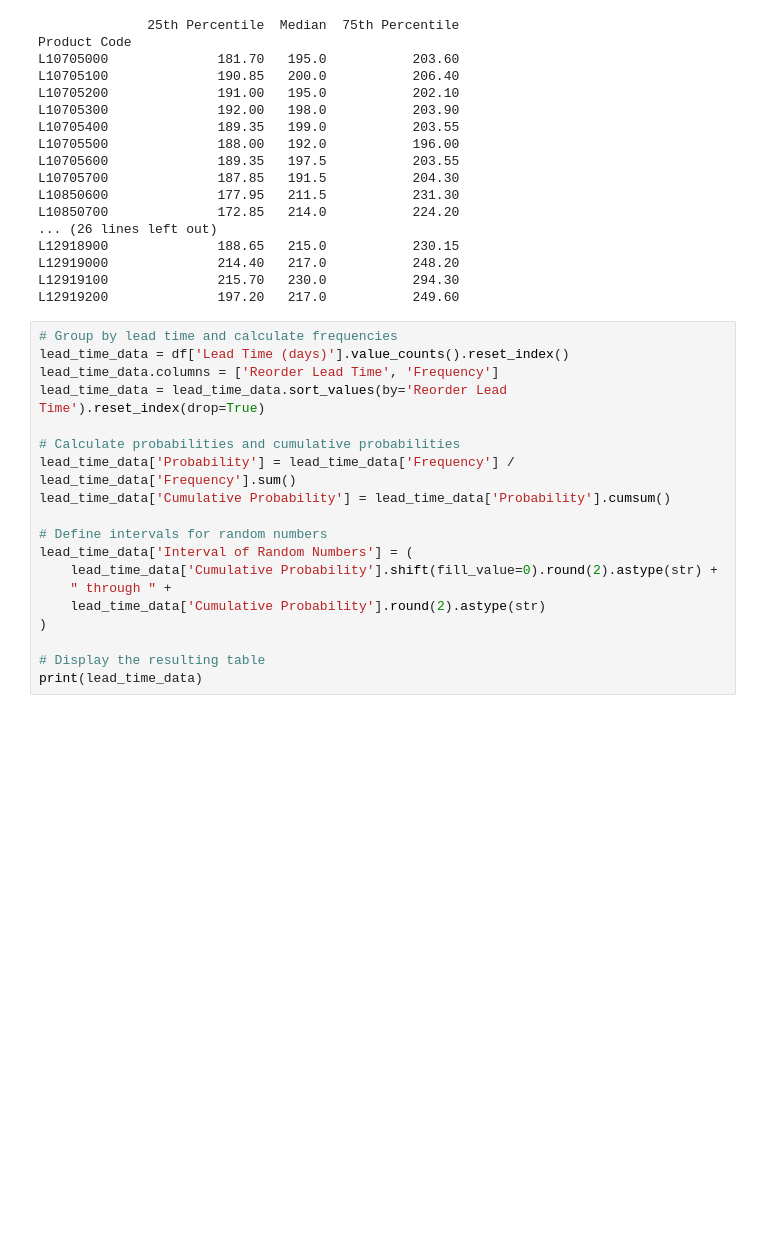
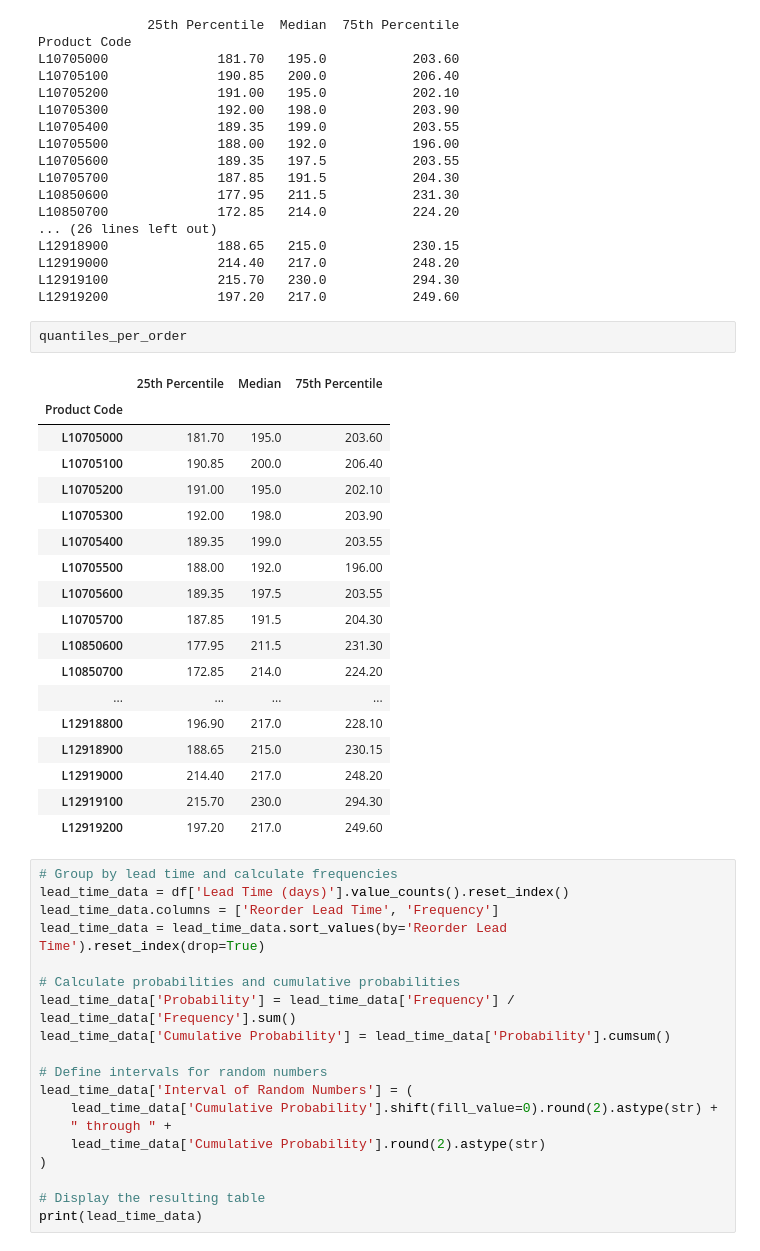
Before and after one commit to yuked123/schulich_datascience, a Jupyter notebook: Hackathon_combined_v1.0.ipynb, the cells around one changed output. Saved outputs shown, nothing was run; the diff lists cells and outputs as text; blank space fills up the shorter version.

```diff
--- a/Hackathon_combined_v1.0.ipynb
+++ b/Hackathon_combined_v1.0.ipynb
@@ -743,6 +743,27 @@ L12918900              188.65   215.0           230.15
 L12919000              214.40   217.0           248.20
 L12919100              215.70   230.0           294.30
 L12919200              197.20   217.0           249.60
+# %%
+quantiles_per_order
+# %% [output]
+|  | 25th Percentile | Median | 75th Percentile |
+| Product Code |  |  |  |
+| L10705000 | 181.70 | 195.0 | 203.60 |
+| L10705100 | 190.85 | 200.0 | 206.40 |
+| L10705200 | 191.00 | 195.0 | 202.10 |
+| L10705300 | 192.00 | 198.0 | 203.90 |
+| L10705400 | 189.35 | 199.0 | 203.55 |
+| L10705500 | 188.00 | 192.0 | 196.00 |
+| L10705600 | 189.35 | 197.5 | 203.55 |
+| L10705700 | 187.85 | 191.5 | 204.30 |
+| L10850600 | 177.95 | 211.5 | 231.30 |
+| L10850700 | 172.85 | 214.0 | 224.20 |
+| ... | ... | ... | ... |
+| L12918800 | 196.90 | 217.0 | 228.10 |
+| L12918900 | 188.65 | 215.0 | 230.15 |
+| L12919000 | 214.40 | 217.0 | 248.20 |
+| L12919100 | 215.70 | 230.0 | 294.30 |
+| L12919200 | 197.20 | 217.0 | 249.60 |
 # %%
 # Group by lead time and calculate frequencies
 lead_time_data = df['Lead Time (days)'].value_counts().reset_index()
```
Also changed, not shown: parts of 8 cells of this notebook.
